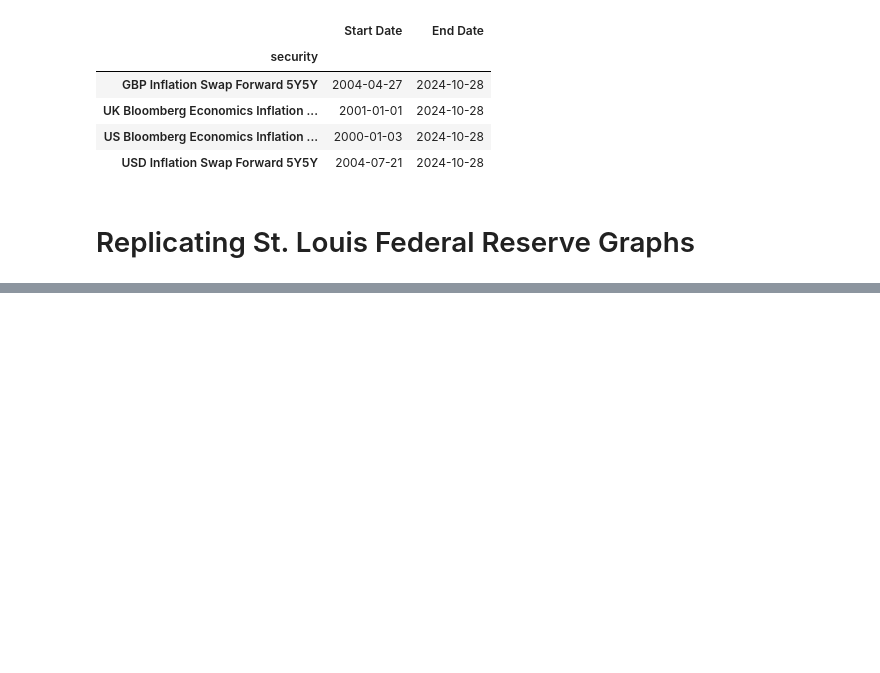
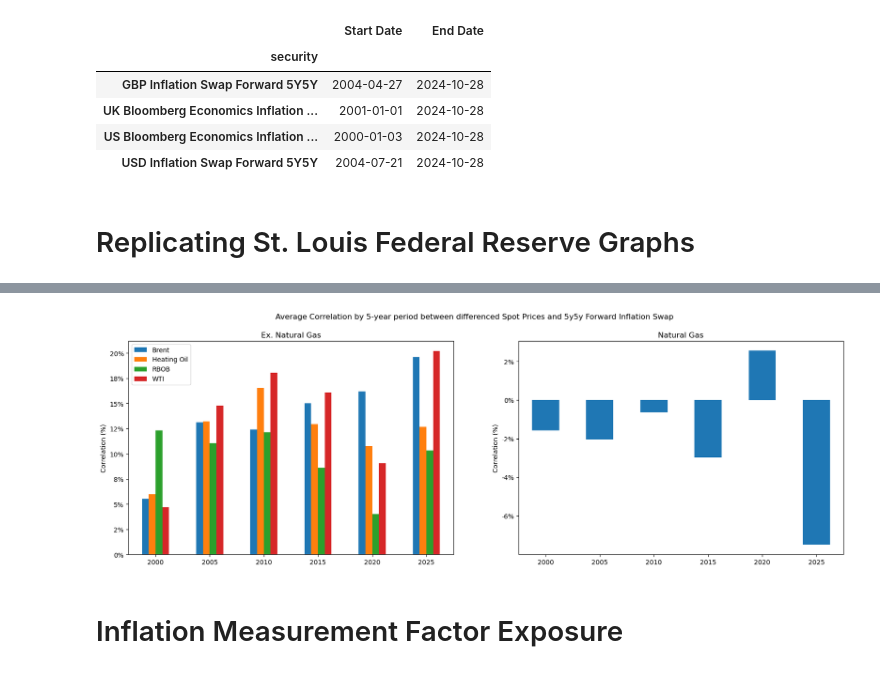
Before and after one commit to diegodalvarez/CommodityForwardInflation, a Jupyter notebook: notebook/0Background.ipynb, the cells around one changed output, grey strips where cells are left out. Saved outputs shown, nothing was run; the diff lists cells and outputs as text; code cells hidden in the pictures; blank space fills up the shorter version.

```diff
--- a/notebook/0Background.ipynb
+++ b/notebook/0Background.ipynb
@@ -137,0 +272,43 @@ plt.tight_layout()
+# %%
+df_five = (df_diff_corr.reset_index()
+    .assign(
+        date = lambda x: pd.to_datetime(x.date),
+        year = lambda x: (x.date.dt.year // 5) * 5)
+    [["ticker", "corr_val", "year"]]
+    .dropna().
+    replace(RENAMER)
+    .groupby(["ticker", "year"])
+    .agg("mean")
+    .reset_index()
+    .rename(columns = {"ticker": ""})
+    .pivot(index = "year", columns = "", values = "corr_val"))
+# %%
+fig, axes = plt.subplots(ncols = 2, figsize = (20,6))
+(df_five
+    .drop(columns = ["Natural Gas"])
+    .plot(
+        ax    = axes[0],
+        kind  = "bar",
+        rot   = 0,
+        title = "Ex. Natural Gas"))
+
+(df_five
+    [["Natural Gas"]]
+    .plot(
+        ax     = axes[1],
+        kind   = "bar",
+        legend = False,
+        rot    = 0,
+        title  = "Natural Gas"))
+
+for ax in axes.flatten():
+    ax.set_xlabel("")
+    ax.set_ylabel("Correlation (%)")
+    ax.yaxis.set_major_formatter(FuncFormatter(lambda x, _: f"{x:.0%}"))
+
+fig.suptitle("Average Correlation by 5-year period between differenced Spot Prices and 5y5y Forward Inflation Swap")
+plt.show()
+# %% [output]
+[figure, added]
+# %% [markdown]
+# Inflation Measurement Factor Exposure
```
Also changed, not shown: parts of 30 cells of this notebook, 5 other files.
